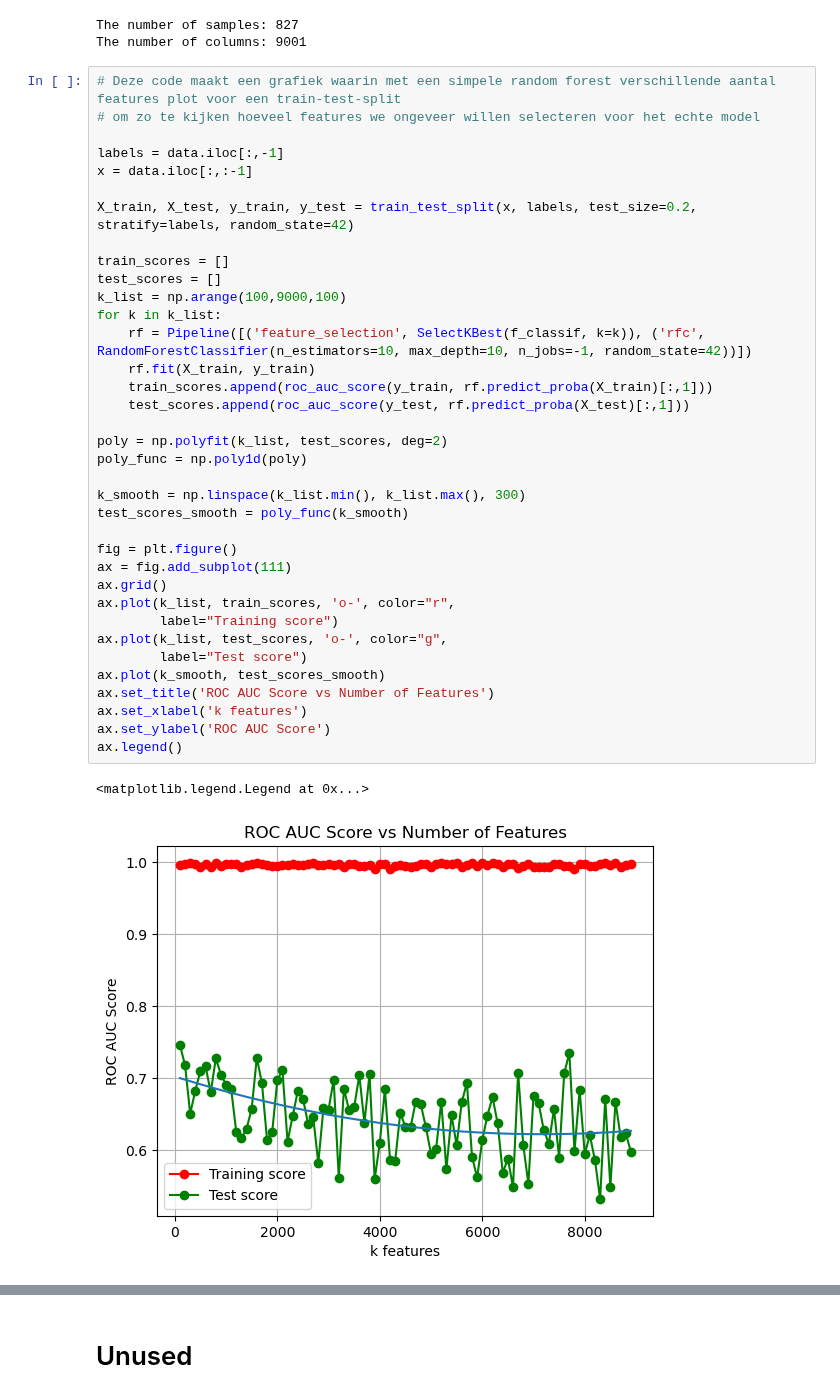
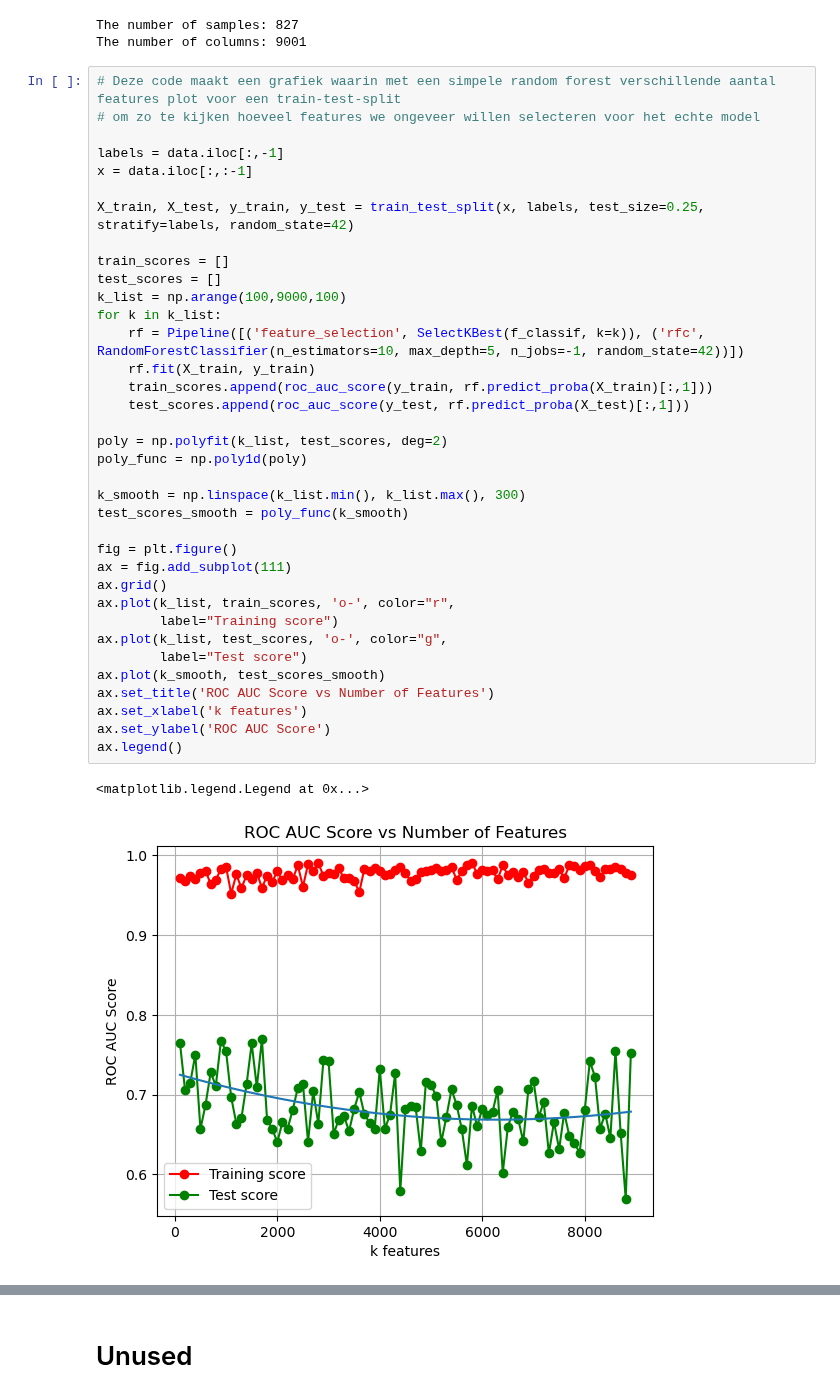
Before and after one commit to mjmklep/Machine-Learning-Group-8, a Jupyter notebook: assignment_ecg_RF.ipynb, the cells around one changed output, grey strips where cells are left out. Drawn from its saved outputs; the diff is of its cells as text.

```diff
--- a/assignment_ecg_RF.ipynb
+++ b/assignment_ecg_RF.ipynb
@@ -37,38 +37,38 @@ The number of columns: 9001
 labels = data.iloc[:,-1]
 x = data.iloc[:,:-1]
 
-X_train, X_test, y_train, y_test = train_test_split(x, labels, test_size=0.2, stratify=labels, random_state=42)
+X_train, X_test, y_train, y_test = train_test_split(x, labels, test_size=0.25, stratify=labels, random_state=42)
 
 train_scores = []
 test_scores = []
 k_list = np.arange(100,9000,100)
 for k in k_list:
-    rf = Pipeline([('feature_selection', SelectKBest(f_classif, k=k)), ('rfc', RandomForestClassifier(n_estimators=10, max_depth=10, n_jobs=-1, random_state=42))])
+    rf = Pipeline([('feature_selection', SelectKBest(f_classif, k=k)), ('rfc', RandomForestClassifier(n_estimators=10, max_depth=5, n_jobs=-1, random_state=42))])
     rf.fit(X_train, y_train)
     train_scores.append(roc_auc_score(y_train, rf.predict_proba(X_train)[:,1]))
     test_scores.append(roc_auc_score(y_test, rf.predict_proba(X_test)[:,1]))
 
 poly = np.polyfit(k_list, test_scores, deg=2)
 poly_func = np.poly1d(poly)
 
 k_smooth = np.linspace(k_list.min(), k_list.max(), 300)
 test_scores_smooth = poly_func(k_smooth)
 
 fig = plt.figure()
 ax = fig.add_subplot(111)
 ax.grid()
 ax.plot(k_list, train_scores, 'o-', color="r",
         label="Training score")
 ax.plot(k_list, test_scores, 'o-', color="g",
         label="Test score")
 ax.plot(k_smooth, test_scores_smooth)
 ax.set_title('ROC AUC Score vs Number of Features')
 ax.set_xlabel('k features')
 ax.set_ylabel('ROC AUC Score')
 ax.legend()
 # %% [output]
 <matplotlib.legend.Legend at 0x...>
-[figure, old version]
+[figure, new version]
 # %%
 def plot_learning_curve(X_train, y_train, classifier, scoring, clf_type):
     if scoring == 'error':
```
Also changed, not shown: parts of 4 cells of this notebook.
